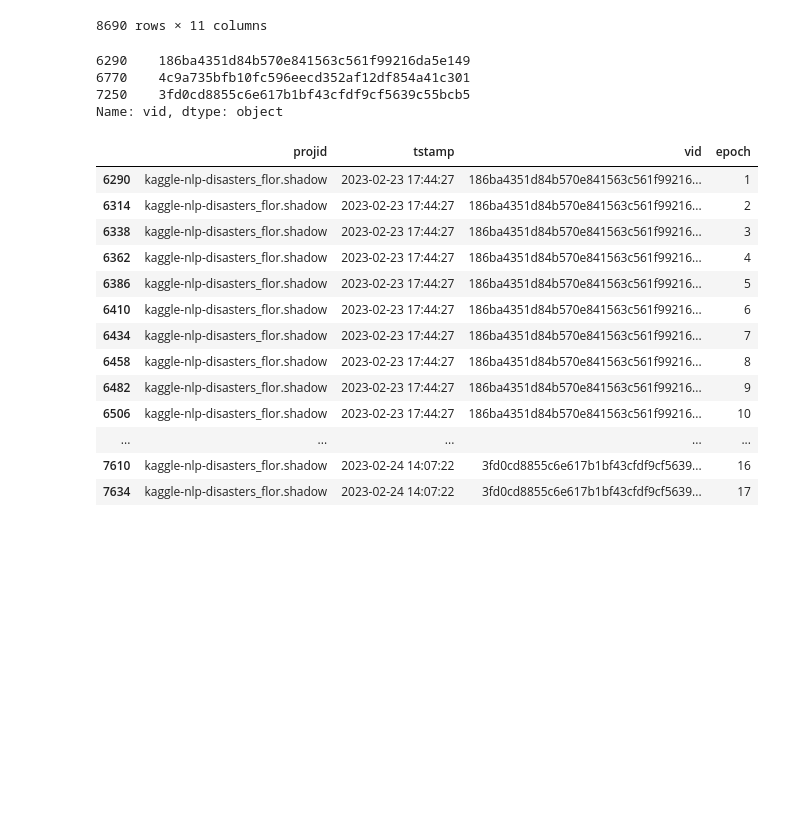
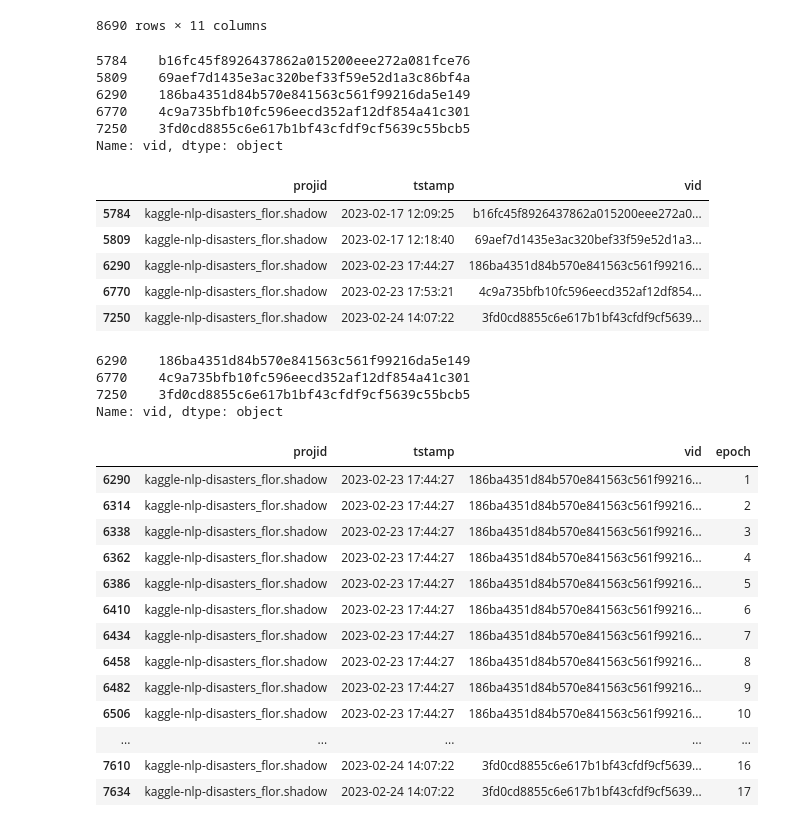
Before and after one commit to ucbrise/kaggle-nlp-disasters, a Jupyter notebook: lab_notebook.ipynb, the cells around one changed output. Saved outputs shown, nothing was run; the diff lists cells and outputs as text; code cells hidden in the pictures; blank space fills up the shorter version.

```diff
--- a/lab_notebook.ipynb
+++ b/lab_notebook.ipynb
@@ -35,3 +35,25 @@ facts = flor.log_records(skip_unpack=True)
 assert facts is not None
 dpgb = facts.groupby(list(flor.DATA_PREP + ('name',)))
 dpgb.filter(lambda x: len(x) == 1)
+# %%
+# Device or Optimizer is null
+import flor
+full_pivot = flor.full_pivot()
+assert full_pivot is not None
+dp_schedule = full_pivot.query("device.isna() or optimizer.isna()")[list(flor.DATA_PREP)].drop_duplicates()
+
+print(dp_schedule['vid'].drop_duplicates())
+dp_schedule
+# %% [output]
+5784    b16fc45f8926437862a015200eee272a081fce76
+5809    69aef7d1435e3ac320bef33f59e52d1a3c86bf4a
+6290    186ba4351d84b570e841563c561f99216da5e149
+6770    4c9a735bfb10fc596eecd352af12df854a41c301
+7250    3fd0cd8855c6e617b1bf43cfdf9cf5639c55bcb5
+Name: vid, dtype: object
+|  | projid | tstamp | vid |
+| 5784 | kaggle-nlp-disasters_flor.shadow | 2023-02-17 12:09:25 | b16fc45f8926437862a015200eee272a0... |
+| 5809 | kaggle-nlp-disasters_flor.shadow | 2023-02-17 12:18:40 | 69aef7d1435e3ac320bef33f59e52d1a3... |
+| 6290 | kaggle-nlp-disasters_flor.shadow | 2023-02-23 17:44:27 | 186ba4351d84b570e841563c561f99216... |
+| 6770 | kaggle-nlp-disasters_flor.shadow | 2023-02-23 17:53:21 | 4c9a735bfb10fc596eecd352af12df854... |
+| 7250 | kaggle-nlp-disasters_flor.shadow | 2023-02-24 14:07:22 | 3fd0cd8855c6e617b1bf43cfdf9cf5639... |
```
Also changed, not shown: parts of 1 cell of this notebook.
